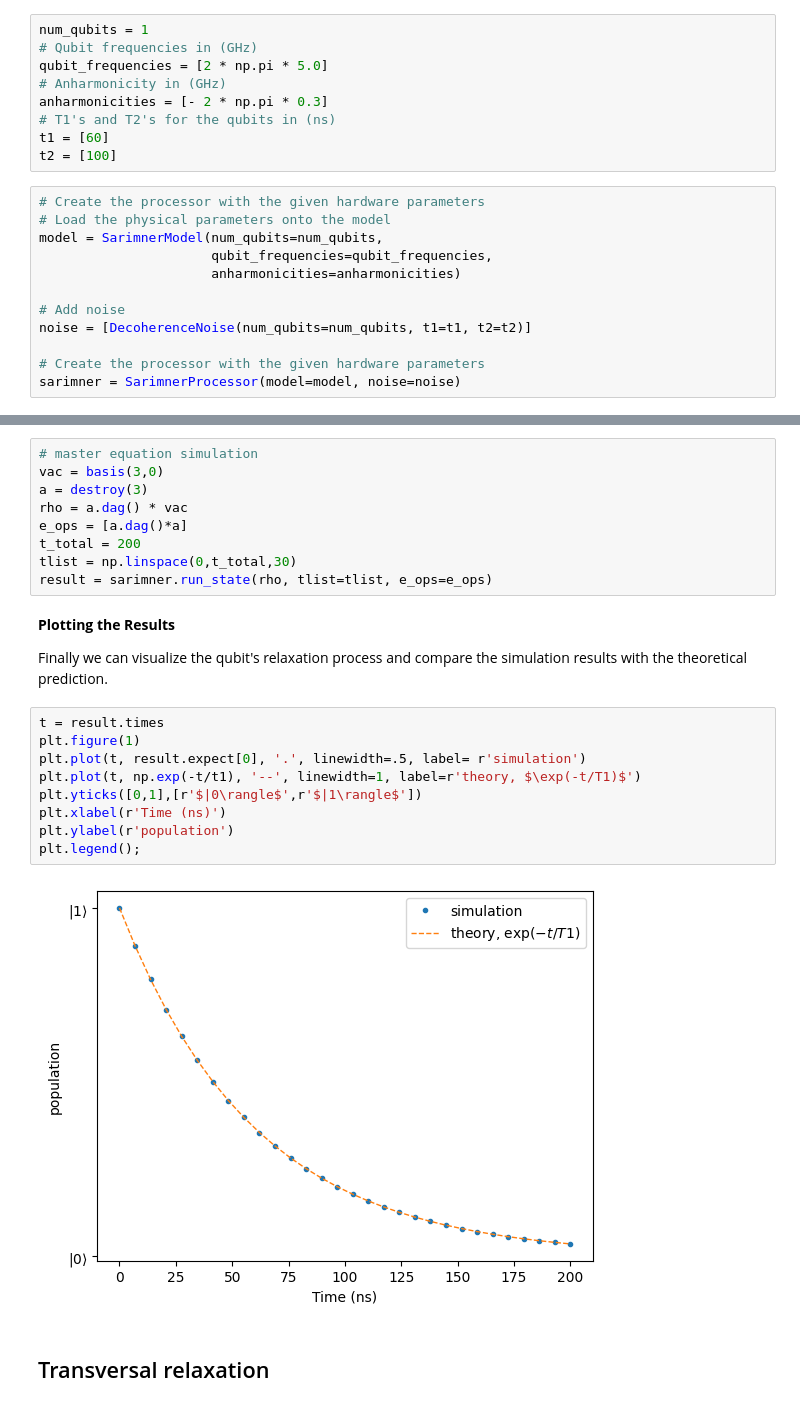
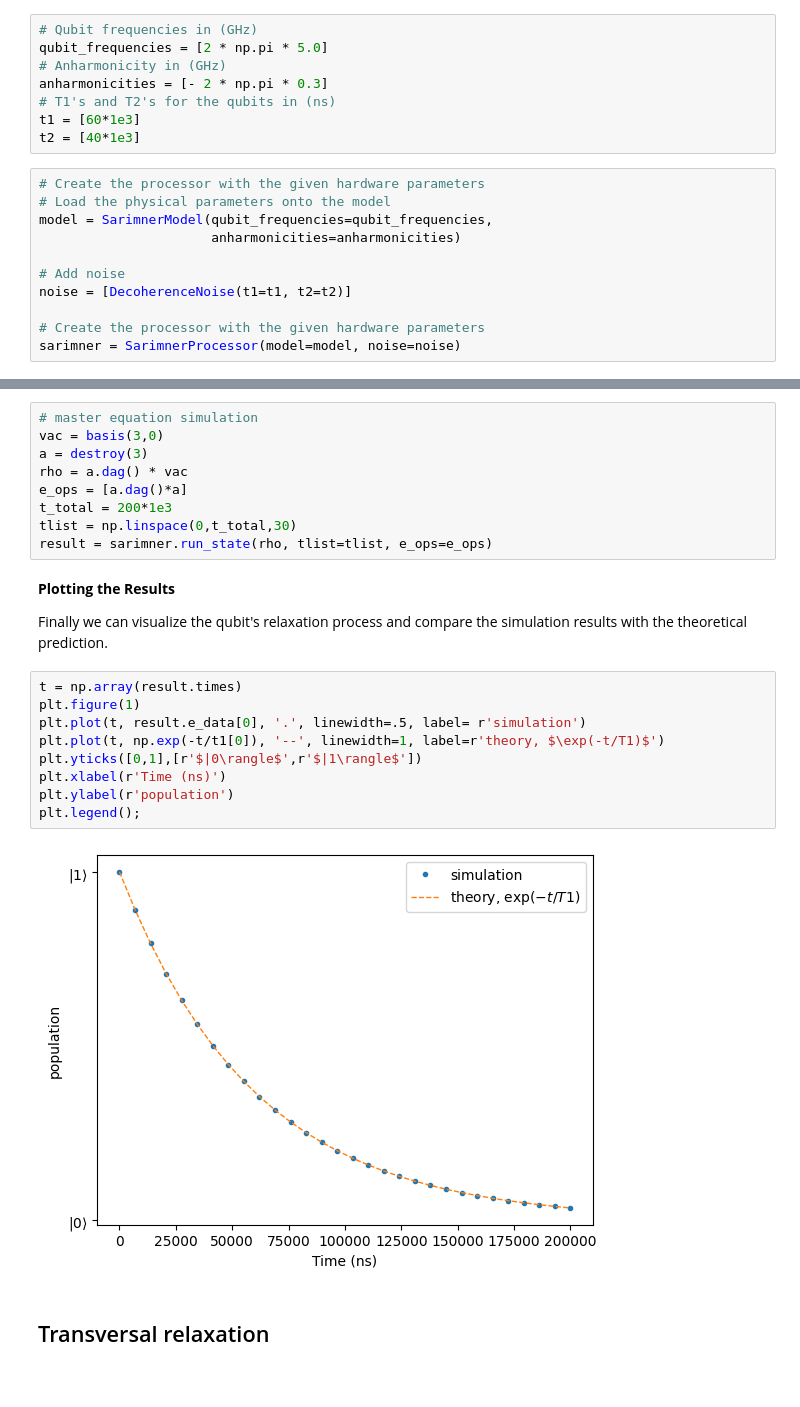
Before and after one commit to ch-stefanhi/chalmers-qubit, a Jupyter notebook: examples/relaxation.ipynb, the cells around one changed output, grey strips where cells are left out. Cells and saved outputs as stored; diff of their text form.

```diff
--- a/examples/relaxation.ipynb
+++ b/examples/relaxation.ipynb
@@ -13,23 +16,21 @@ from chalmers_qubit.base.operations import project_on_qubit
 
 We start by initializing the parameters of our qubit system: the number of qubits, their frequencies, anharmonicities, and relaxation times $T_1$ and $T_2$. These parameters are essential for accurately modeling the qubit's physical behavior in our simulation. We create a `SarimnerProcessor` instance with these specified parameters to represent our qubit processor.
 # %%
-num_qubits = 1
 # Qubit frequencies in (GHz)
 qubit_frequencies = [2 * np.pi * 5.0]
 # Anharmonicity in (GHz)
 anharmonicities = [- 2 * np.pi * 0.3]
 # T1's and T2's for the qubits in (ns)
-t1 = [60]
-t2 = [100]
+t1 = [60*1e3]
+t2 = [40*1e3]
 # %%
 # Create the processor with the given hardware parameters
 # Load the physical parameters onto the model
-model = SarimnerModel(num_qubits=num_qubits,
-                      qubit_frequencies=qubit_frequencies,
+model = SarimnerModel(qubit_frequencies=qubit_frequencies,
                       anharmonicities=anharmonicities)
 
 # Add noise
-noise = [DecoherenceNoise(num_qubits=num_qubits, t1=t1, t2=t2)]
+noise = [DecoherenceNoise(t1=t1, t2=t2)]
 
 # Create the processor with the given hardware parameters
 sarimner = SarimnerProcessor(model=model, noise=noise)
@@ -43,7 +44,7 @@ vac = basis(3,0)
 a = destroy(3)
 rho = a.dag() * vac
 e_ops = [a.dag()*a]
-t_total = 200
+t_total = 200*1e3
 tlist = np.linspace(0,t_total,30)
 result = sarimner.run_state(rho, tlist=tlist, e_ops=e_ops)
 # %% [markdown]
@@ -51,16 +52,16 @@ result = sarimner.run_state(rho, tlist=tlist, e_ops=e_ops)
 
 Finally we can visualize the qubit's relaxation process and compare the simulation results with the theoretical prediction.
 # %%
-t = result.times
+t = np.array(result.times)
 plt.figure(1)
-plt.plot(t, result.expect[0], '.', linewidth=.5, label= r'simulation')
-plt.plot(t, np.exp(-t/t1), '--', linewidth=1, label=r'theory, $\exp(-t/T1)$')
+plt.plot(t, result.e_data[0], '.', linewidth=.5, label= r'simulation')
+plt.plot(t, np.exp(-t/t1[0]), '--', linewidth=1, label=r'theory, $\exp(-t/T1)$')
 plt.yticks([0,1],[r'$|0\rangle$',r'$|1\rangle$'])
 plt.xlabel(r'Time (ns)')
 plt.ylabel(r'population')
 plt.legend();
 # %% [output]
-[figure, old version]
+[figure, new version]
 # %% [markdown]
 ## Transversal relaxation
 # %% [markdown]
```
Also changed, not shown: parts of 9 cells of this notebook.
